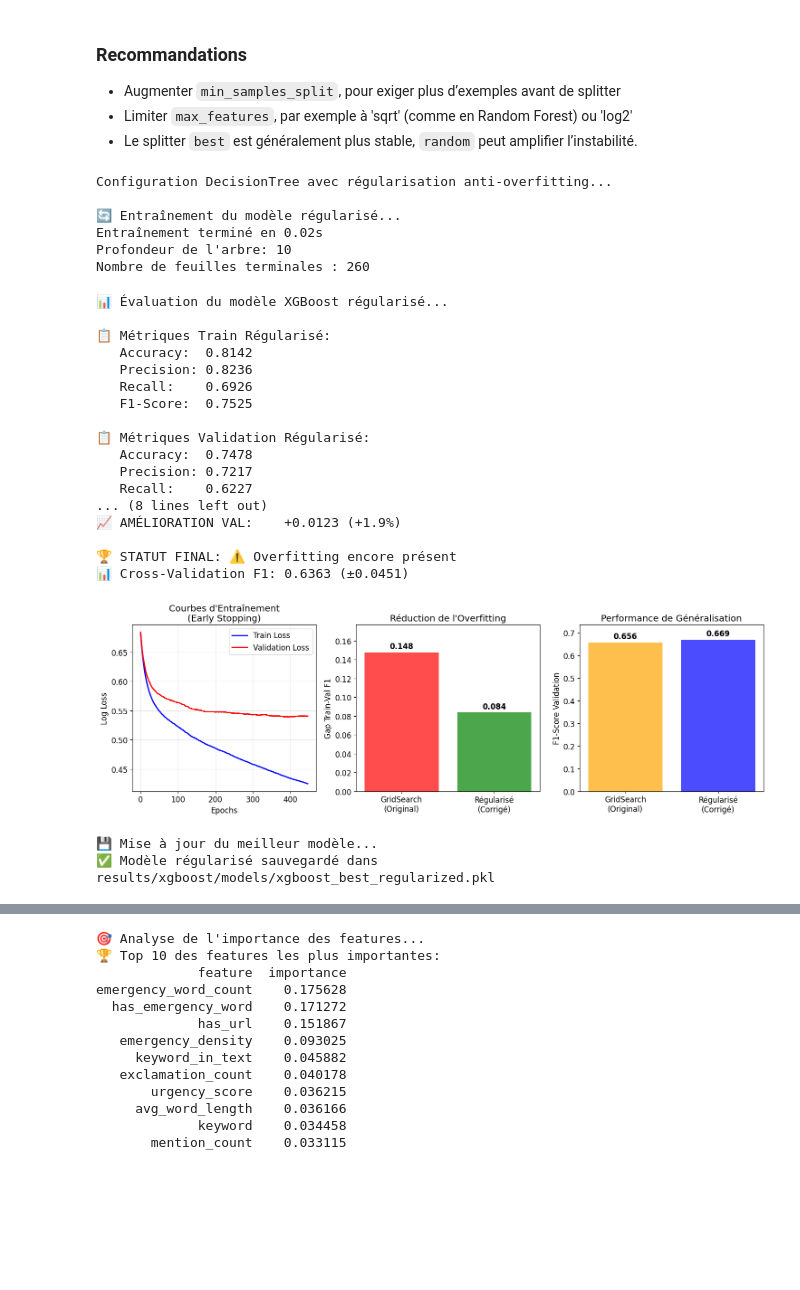
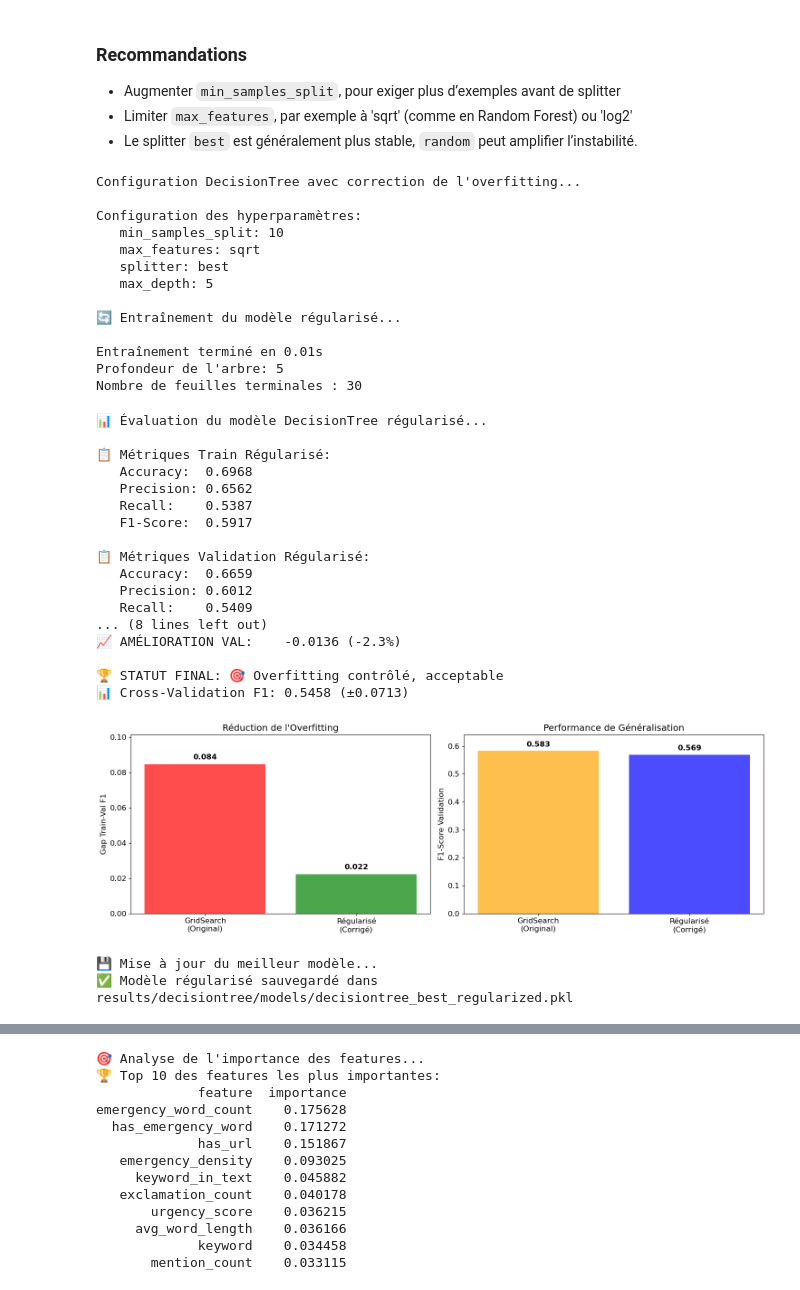
Before and after one commit to pierre-mazard/eye-of-emergency, a Jupyter notebook: notebooks/DecisionTree.ipynb, the cells around one changed output, grey strips where cells are left out. Cells and saved outputs as stored; diff of their text form; code cells hidden in the pictures; blank space fills up the shorter version.

```diff
--- a/notebooks/DecisionTree.ipynb
+++ b/notebooks/DecisionTree.ipynb
@@ -492,11 +492,12 @@ best_params
 -  Limiter `max_features`, par exemple à 'sqrt' (comme en Random Forest) ou 'log2'
 - Le splitter `best` est généralement plus stable, `random` peut amplifier l’instabilité.
 # %%
-print("Configuration DecisionTree avec régularisation anti-overfitting...")
+print("Configuration DecisionTree avec correction de l'overfitting...")
 
 # Configuration spécifique anti-overfitting
 regularized_params = {
-'min_samples_split': 5,
+'max_depth': 5,  # Limite la profondeur de l'arbre
+'min_samples_split': 10,
 'max_features': 'sqrt',  # Limite le nombre de features candidates à chaque split
 'splitter': 'best'  # Utilisation du meilleur splitter pour la stabilité
 }
@@ -507,15 +508,12 @@ final_params = {**best_params, **regularized_params}
 # Création du modèle régularisé
 tree_regularized = DecisionTreeClassifier(**final_params)
 
-# print("📋 Configuration de régularisation:")
-# print(f"   reg_alpha (L1): {regularized_params['reg_alpha']}")
-# print(f"   reg_lambda (L2): {regularized_params['reg_lambda']}")
-# print(f"   max_depth: {regularized_params['max_depth']}")
-# print(f"   min_child_weight: {regularized_params['min_child_weight']}")
-# print(f"   learning_rate: {regulariy_pred_trainzed_params['learning_rate']}")
+print("\nConfiguration des hyperparamètres:")
+for _ in final_params:
+    print(f"   {_}: {final_params[_]}")
 
 # Early Stopping : Entraînement avec surveillance validation
-print("\n🔄 Entraînement du modèle régularisé...")
+print("\n🔄 Entraînement du modèle régularisé...\n")
 start_time = time.time()
 tree_regularized.fit(X_train, y_train)
 training_time = time.time() - start_time
@@ -524,15 +522,22 @@ print(f"Entraînement terminé en {training_time:.2f}s")
 print(f"Profondeur de l'arbre: {tree_regularized.max_depth}")
 print(f"Nombre de feuilles terminales : {tree_regularized.get_n_leaves()}")
 # %% [output]
-Configuration DecisionTree avec régularisation anti-overfitting...
+Configuration DecisionTree avec correction de l'overfitting...
+
+Configuration des hyperparamètres:
+   min_samples_split: 10
+   max_features: sqrt
+   splitter: best
+   max_depth: 5
 
 🔄 Entraînement du modèle régularisé...
-Entraînement terminé en 0.02s
-Profondeur de l'arbre: 10
-Nombre de feuilles terminales : 260
+
+Entraînement terminé en 0.01s
+Profondeur de l'arbre: 5
+Nombre de feuilles terminales : 30
 # %%
 # 📊 Évaluation du Modèle Régularisé
-print("📊 Évaluation du modèle XGBoost régularisé...")
+print("📊 Évaluation du modèle DecisionTree régularisé...")
 
 # Prédictions avec le modèle régularisé
 y_pred_train_reg = tree_regularized.predict(X_train)
@@ -573,19 +578,8 @@ print(f"📊 Cross-Validation F1: {cv_scores_reg.mean():.4f} (±{cv_scores_reg.s
 # Visualisation des courbes d'entraînement
 plt.figure(figsize=(15, 5))
 
-# Subplot 1: Courbes de loss
-plt.subplot(1, 3, 1)
-epochs = range(len(train_logloss))
-plt.plot(epochs, train_logloss, 'b-', label='Train Loss', linewidth=2)
-plt.plot(epochs, val_logloss, 'r-', label='Validation Loss', linewidth=2)
-plt.xlabel('Epochs')
-plt.ylabel('Log Loss')
-plt.title('Courbes d\'Entraînement\n(Early Stopping)')
-plt.legend()
-plt.grid(True, alpha=0.3)
-
 # Subplot 2: Comparaison des gaps
-plt.subplot(1, 3, 2)
+plt.subplot(1, 2, 1)
 models = ['GridSearch\n(Original)', 'Régularisé\n(Corrigé)']
 gaps = [overfitting_gap, overfitting_gap_reg]
 colors = ['red', 'green']
@@ -600,52 +594,52 @@ for bar, gap in zip(bars, gaps):
              f'{gap:.3f}', ha='center', va='bottom', fontweight='bold')
 
 # Subplot 3: Comparaison des F1 validation
-plt.subplot(1, 3, 3)
+plt.subplot(1, 2, 2)
 val_f1s = [val_metrics['F1_Score'], val_metrics_reg['F1_Score']]
 bars = plt.bar(models, val_f1s, color=['orange', 'blue'], alpha=0.7)
 plt.ylabel('F1-Score Validation')
 plt.title('Performance de Généralisation')
 plt.ylim(0, max(val_f1s) * 1.1)
 
 # Ajout des valeurs sur les barres
 for bar, f1 in zip(bars, val_f1s):
     plt.text(bar.get_x() + bar.get_width()/2, bar.get_height() + 0.01,
              f'{f1:.3f}', ha='center', va='bottom', fontweight='bold')
 
 plt.tight_layout()
-plt.savefig('../results/xgboost/figures/xgboost_overfitting_correction.png', dpi=300, bbox_inches='tight')
+plt.savefig('../results/decisiontree/figures/decisiontree_overfitting_correction.png', dpi=300, bbox_inches='tight')
 plt.show()
 
 # Mise à jour du meilleur modèle
 print(f"\n💾 Mise à jour du meilleur modèle...")
 best_xgb = tree_regularized
 best_params = regularized_params
 best_cv_score = cv_scores_reg.mean()
 
 # Sauvegarde du modèle corrigé
-joblib.dump(best_xgb, '../results/xgboost/models/xgboost_best_regularized.pkl')
-print("✅ Modèle régularisé sauvegardé dans results/xgboost/models/xgboost_best_regularized.pkl")
+joblib.dump(best_xgb, '../results/decisiontree/models/decisiontree_best_regularized.pkl')
+print("✅ Modèle régularisé sauvegardé dans results/decisiontree/models/decisiontree_best_regularized.pkl")
 # %% [output]
-📊 Évaluation du modèle XGBoost régularisé...
+📊 Évaluation du modèle DecisionTree régularisé...
 
 📋 Métriques Train Régularisé:
-   Accuracy:  0.8142
-   Precision: 0.8236
-   Recall:    0.6926
-   F1-Score:  0.7525
+   Accuracy:  0.6968
+   Precision: 0.6562
+   Recall:    0.5387
+   F1-Score:  0.5917
 
 📋 Métriques Validation Régularisé:
-   Accuracy:  0.7478
-   Precision: 0.7217
-   Recall:    0.6227
+   Accuracy:  0.6659
+   Precision: 0.6012
+   Recall:    0.5409
 ... (8 lines left out)
-📈 AMÉLIORATION VAL:    +0.0123 (+1.9%)
+📈 AMÉLIORATION VAL:    -0.0136 (-2.3%)
 
-🏆 STATUT FINAL: ⚠️ Overfitting encore présent
-📊 Cross-Validation F1: 0.6363 (±0.0451)
+🏆 STATUT FINAL: 🎯 Overfitting contrôlé, acceptable
+📊 Cross-Validation F1: 0.5458 (±0.0713)
-[figure, old version]
+[figure, new version]
 💾 Mise à jour du meilleur modèle...
-✅ Modèle régularisé sauvegardé dans results/xgboost/models/xgboost_best_regularized.pkl
+✅ Modèle régularisé sauvegardé dans results/decisiontree/models/decisiontree_best_regularized.pkl
 # %%
 # 🔄 Mise à Jour des Analyses avec le Modèle Régularisé
 print("🔄 Mise à jour des analyses avec le modèle optimisé...")
```
Also changed, not shown: parts of 4 cells of this notebook, 18 other files.
